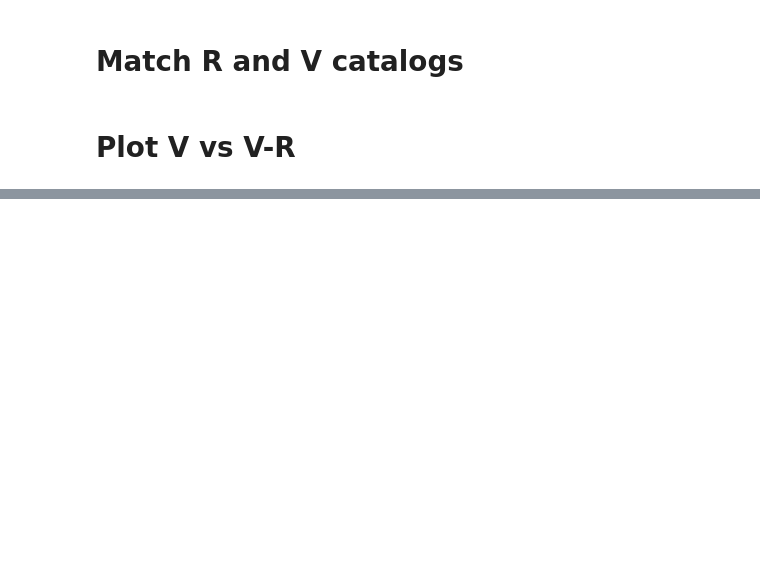
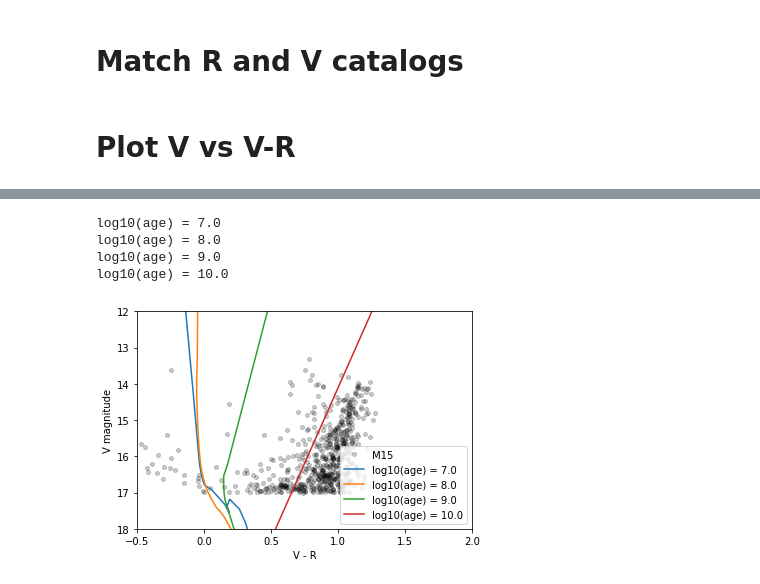
Before and after one commit to rfinn/obsastro, a Jupyter notebook: notebooks/HR-diagram.ipynb, the cells around one changed output, grey strips where cells are left out. Cells and saved outputs as stored; diff of their text form; code cells hidden in the pictures; blank space fills up the shorter version.

```diff
--- a/notebooks/HR-diagram.ipynb
+++ b/notebooks/HR-diagram.ipynb
@@ -215,0 +266,18 @@ http://www.astro.ex.ac.uk/people/timn/isochrones/
+# %%
+plt.figure()
+plt.plot(vmag_m15-rmag_m15,vmag_m15,'ko',markersize=4,alpha=.2,label='M15')
+plt.xlim(-.5,2)
+plt.ylabel('V magnitude')
+plt.xlabel('V - R')
+
+distmod=15
+plot_isochrones(distmod)
+plt.legend()
+plt.axis([-.5,2,12,18])
+plt.gca().invert_yaxis()
+# %% [output]
+log10(age) = 7.0
+log10(age) = 8.0
+log10(age) = 9.0
+log10(age) = 10.0
+[figure, added]
```
Also changed, not shown: parts of 14 cells of this notebook.
